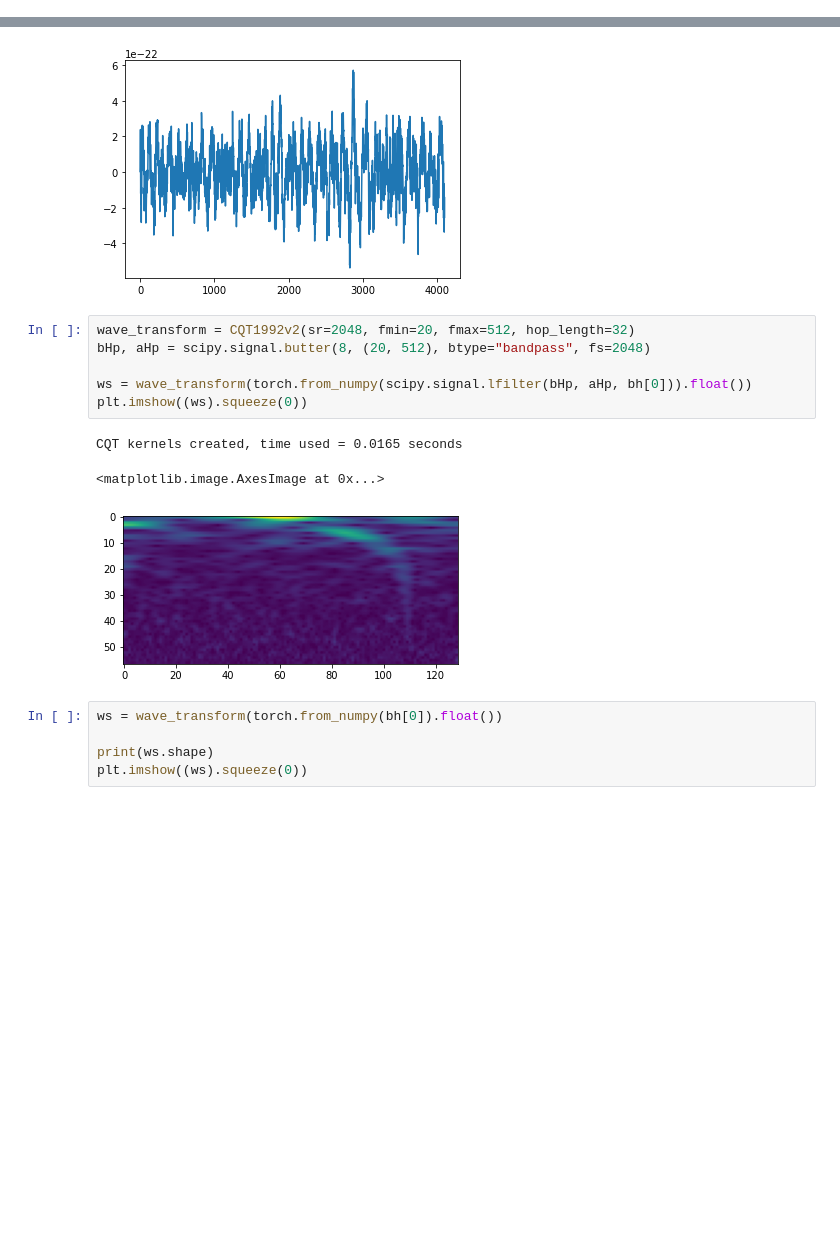
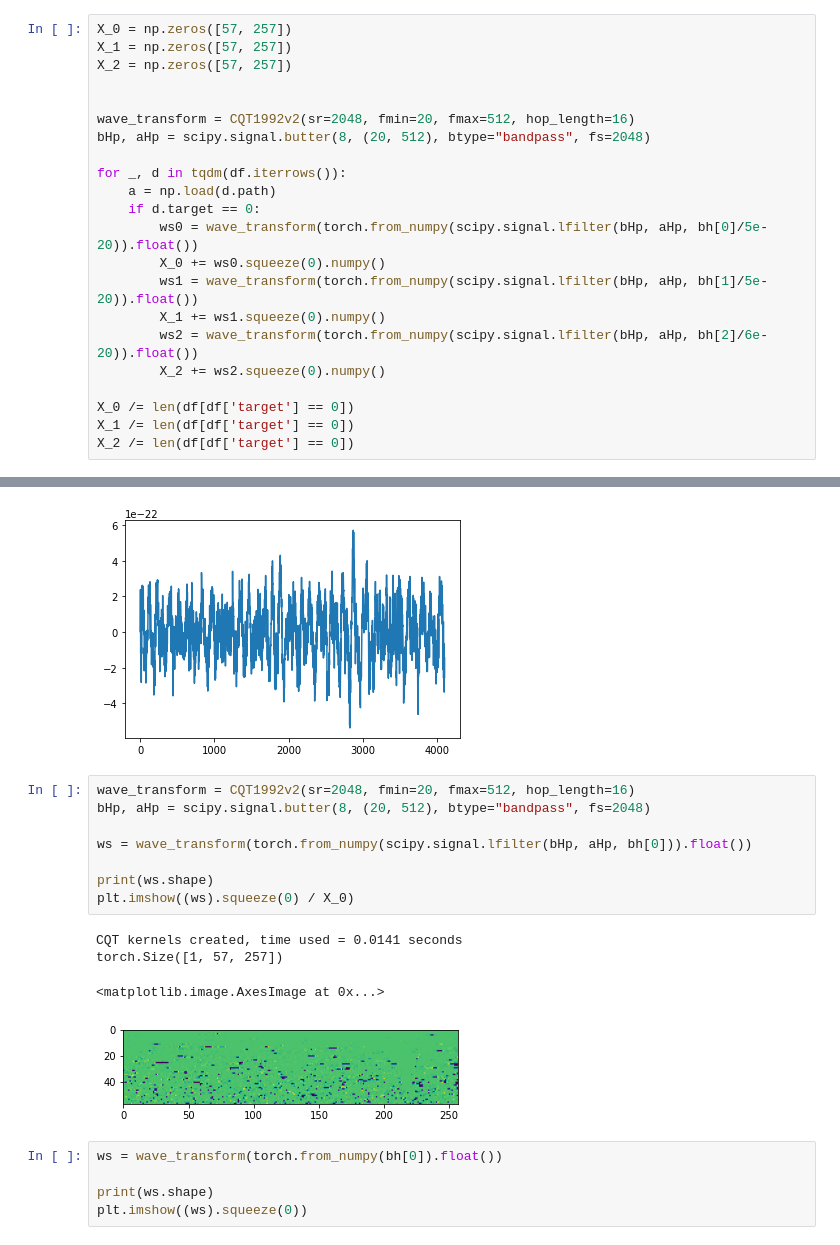
Before and after one commit to hamishdickson/g2net, a Jupyter notebook: nbs/eda.ipynb, the cells around one changed output, grey strips where cells are left out. Drawn from its saved outputs; the diff is of its cells as text; blank space fills up the shorter version.

```diff
--- a/nbs/eda.ipynb
+++ b/nbs/eda.ipynb
@@ -30,0 +26,22 @@ CQT kernels created, time used = 0.0385 seconds
+# %%
+X_0 = np.zeros([57, 257])
+X_1 = np.zeros([57, 257])
+X_2 = np.zeros([57, 257])
+
+
+wave_transform = CQT1992v2(sr=2048, fmin=20, fmax=512, hop_length=16)
+bHp, aHp = scipy.signal.butter(8, (20, 512), btype="bandpass", fs=2048)
+
+for _, d in tqdm(df.iterrows()):
+    a = np.load(d.path)
+    if d.target == 0:
+        ws0 = wave_transform(torch.from_numpy(scipy.signal.lfilter(bHp, aHp, bh[0]/5e-20)).float())
+        X_0 += ws0.squeeze(0).numpy()
+        ws1 = wave_transform(torch.from_numpy(scipy.signal.lfilter(bHp, aHp, bh[1]/5e-20)).float())
+        X_1 += ws1.squeeze(0).numpy()
+        ws2 = wave_transform(torch.from_numpy(scipy.signal.lfilter(bHp, aHp, bh[2]/6e-20)).float())
+        X_2 += ws2.squeeze(0).numpy()
+
+X_0 /= len(df[df['target'] == 0])
+X_1 /= len(df[df['target'] == 0])
+X_2 /= len(df[df['target'] == 0])
@@ -49,15 +85,18 @@ plt.plot(scipy.signal.lfilter(bHp, aHp, bh[0]))
 [<matplotlib.lines.Line2D at 0x...>]
 [figure]
 # %%
-wave_transform = CQT1992v2(sr=2048, fmin=20, fmax=512, hop_length=32)
+wave_transform = CQT1992v2(sr=2048, fmin=20, fmax=512, hop_length=16)
 bHp, aHp = scipy.signal.butter(8, (20, 512), btype="bandpass", fs=2048)
 
 ws = wave_transform(torch.from_numpy(scipy.signal.lfilter(bHp, aHp, bh[0])).float())
-plt.imshow((ws).squeeze(0))
+
+print(ws.shape)
+plt.imshow((ws).squeeze(0) / X_0)
 # %% [output]
-CQT kernels created, time used = 0.0165 seconds
+CQT kernels created, time used = 0.0141 seconds
+torch.Size([1, 57, 257])
 <matplotlib.image.AxesImage at 0x...>
-[figure, old version]
+[figure, new version]
 # %%
 ws = wave_transform(torch.from_numpy(bh[0]).float())
 
```
Also changed, not shown: parts of 9 cells of this notebook, 10 other files.
